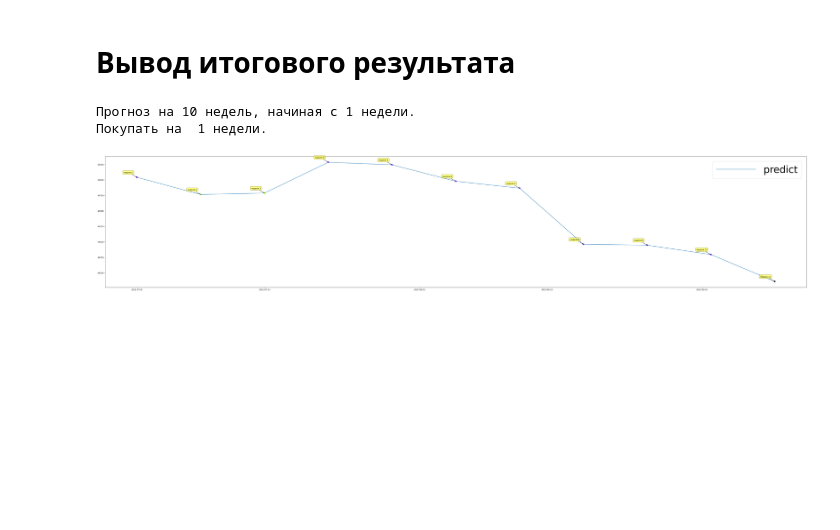
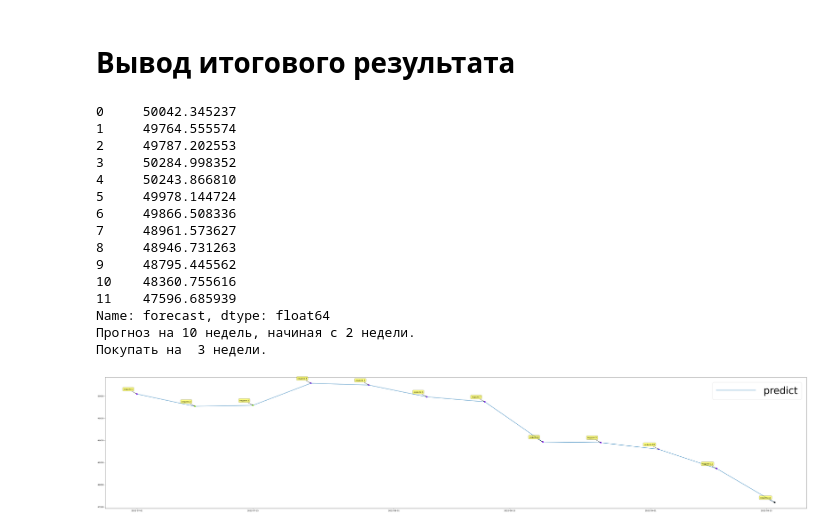
Before and after one commit to ColaChanel/Samolet-armature, a Jupyter notebook: etna_timeseries_first_model.ipynb, the cells around one changed output. Cells and saved outputs as stored; diff of their text form; code cells hidden in the pictures; blank space fills up the shorter version.

```diff
--- a/etna_timeseries_first_model.ipynb
+++ b/etna_timeseries_first_model.ipynb
@@ -356,8 +357,21 @@ def result(n):
 # Вывод итогового результата
 # %%
 # Здесь указывается число на сколько недель предсказывать
-result(1)
+result(2)
 # %% [output]
-Прогноз на 10 недель, начиная с 1 недели.
-Покупать на  1 недели.
+0     50042.345237
+1     49764.555574
+2     49787.202553
+3     50284.998352
+4     50243.866810
+5     49978.144724
+6     49866.508336
+7     48961.573627
+8     48946.731263
+9     48795.445562
+10    48360.755616
+11    47596.685939
+Name: forecast, dtype: float64
+Прогноз на 10 недель, начиная с 2 недели.
+Покупать на  3 недели.
-[figure, old version]
+[figure, new version]
```
Also changed, not shown: parts of 7 cells of this notebook, 6 other files.
